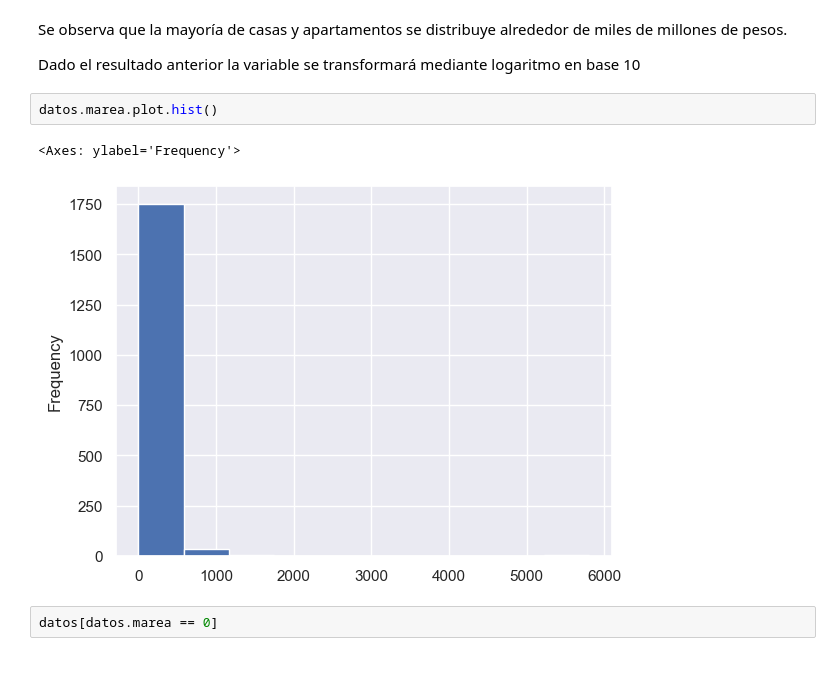
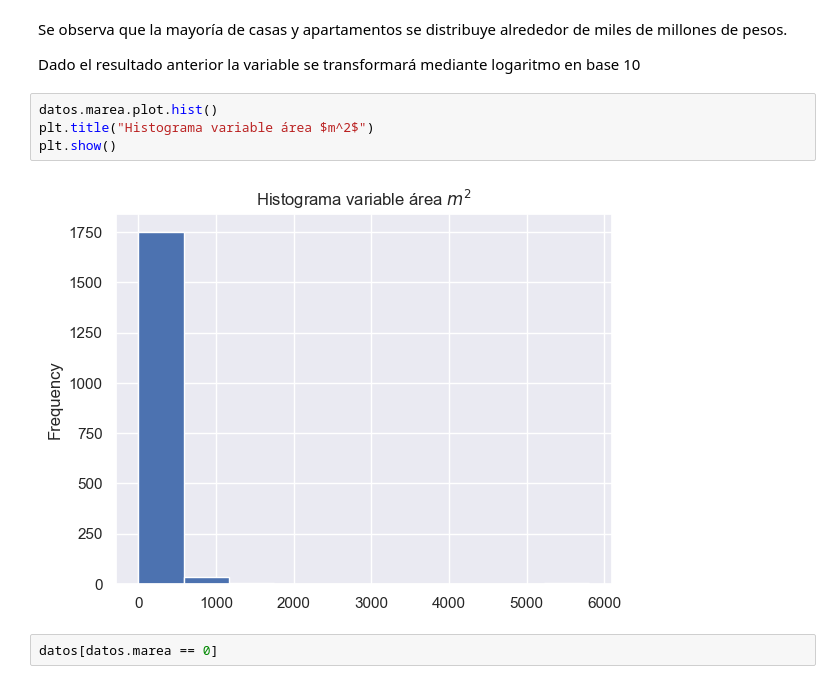
Before and after one commit to Wilsonsr/Metodos-Estadisticos, a Jupyter notebook: CUADERNOS/precios_en_el_sector_inmobiliario_en_Bogotá.ipynb, the cells around one changed output. Cells and saved outputs as stored; diff of their text form.

```diff
--- a/CUADERNOS/precios_en_el_sector_inmobiliario_en_Bogotá.ipynb
+++ b/CUADERNOS/precios_en_el_sector_inmobiliario_en_Bogotá.ipynb
@@ -271,9 +297,10 @@ Se observa que la mayoría de casas y apartamentos se distribuye alrededor de mi
 Dado el resultado anterior la variable se transformará mediante logaritmo en base 10
 # %%
 datos.marea.plot.hist()
+plt.title("Histograma variable área $m^2$")
+plt.show()
 # %% [output]
-<Axes: ylabel='Frequency'>
-[figure, old version]
+[figure, new version]
 # %%
 datos[datos.marea == 0]
 # %% [output]
```
Also changed, not shown: parts of 23 cells of this notebook.
